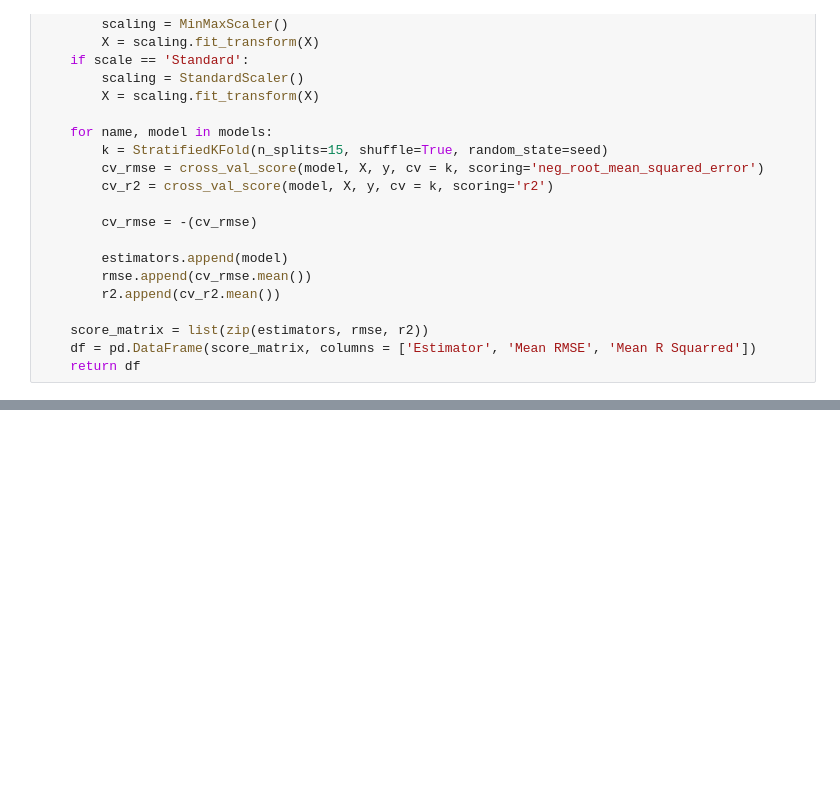
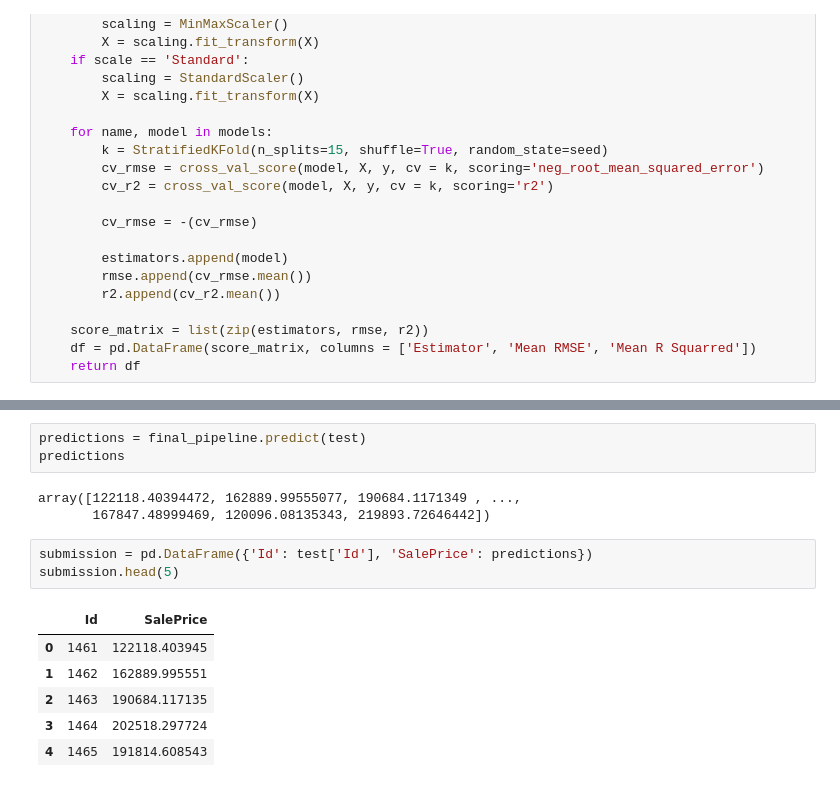
Before and after one commit to debhere/House-Price-Prediction, a Jupyter notebook: House Price Prediction.ipynb, the cells around one changed output, grey strips where cells are left out. Cells and saved outputs as stored; diff of their text form; blank space fills up the shorter version.

```diff
--- a/House Price Prediction.ipynb
+++ b/House Price Prediction.ipynb
@@ -1551,0 +1581,16 @@ TypeError: fit() takes 2 positional arguments but 3 were given
+# %%
+predictions = final_pipeline.predict(test)
+predictions
+# %% [output]
+array([122118.40394472, 162889.99555077, 190684.1171349 , ...,
+       167847.48999469, 120096.08135343, 219893.72646442])
+# %%
+submission = pd.DataFrame({'Id': test['Id'], 'SalePrice': predictions})
+submission.head(5)
+# %% [output]
+|  | Id | SalePrice |
+| 0 | 1461 | 122118.403945 |
+| 1 | 1462 | 162889.995551 |
+| 2 | 1463 | 190684.117135 |
+| 3 | 1464 | 202518.297724 |
+| 4 | 1465 | 191814.608543 |
```
Also changed, not shown: parts of 66 cells of this notebook, 1 other file.
